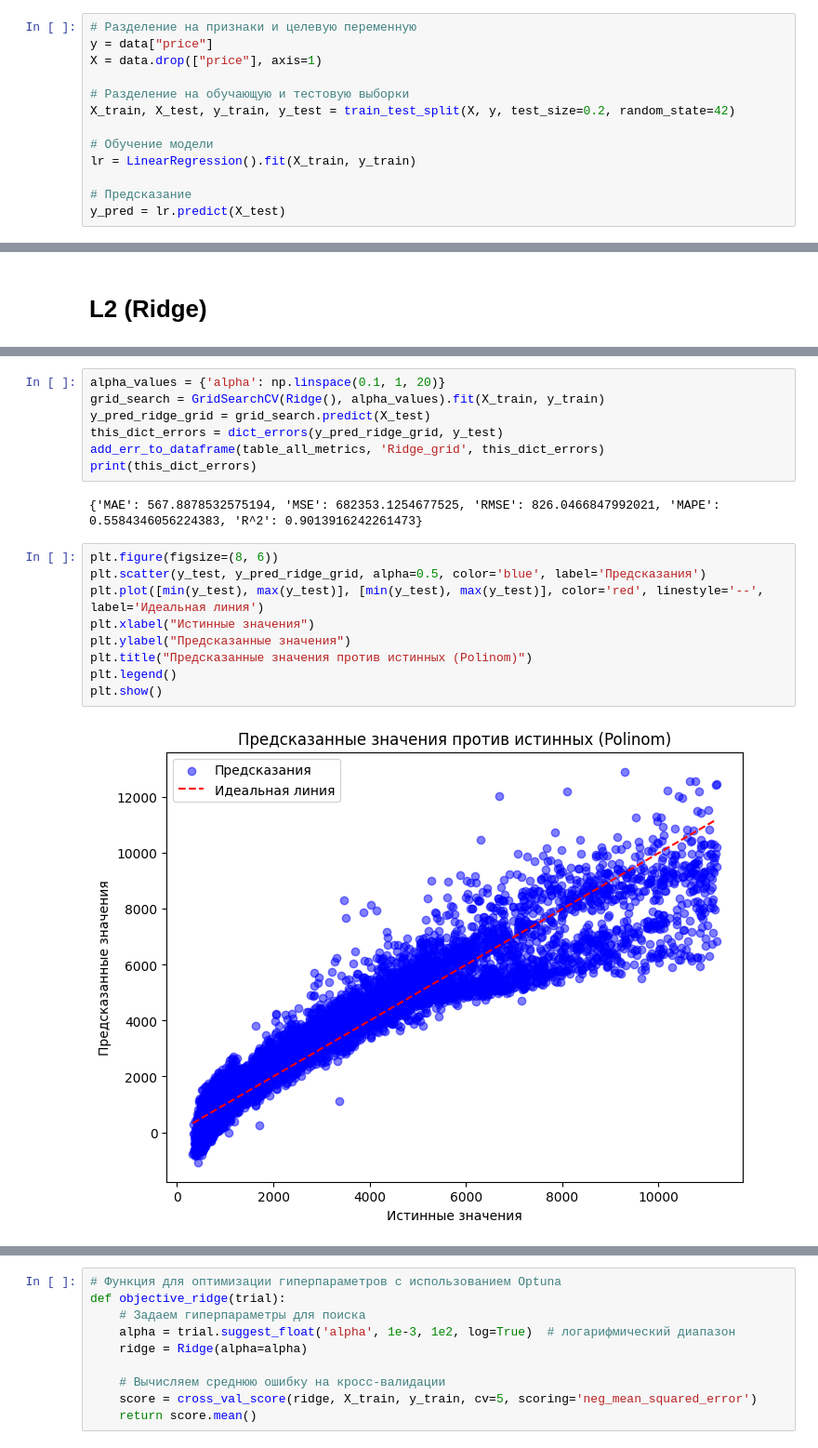
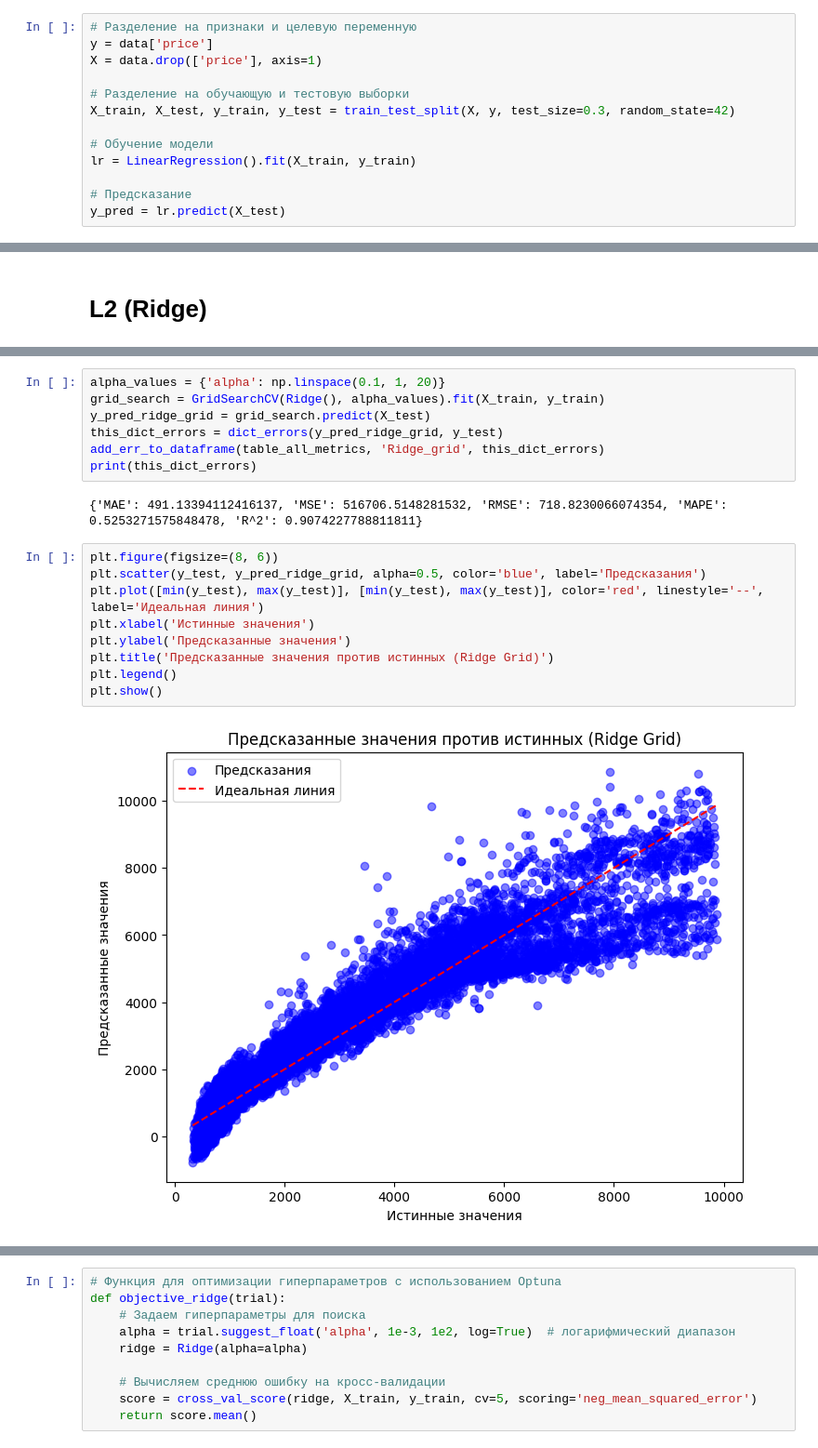
Before and after one commit to TimeFixer/OMGTUSem4, a Jupyter notebook: ML/!1_reg.ipynb, the cells around one changed output, grey strips where cells are left out. Shown at 93% size. Saved outputs shown, nothing was run; the diff lists cells and outputs as text.

```diff
--- a/ML/!1_reg.ipynb
+++ b/ML/!1_reg.ipynb
@@ -33,11 +34,11 @@ def add_err_to_dataframe(dataframe, model_name, dict_errors):
 # Линейная регрессия
 # %%
 # Разделение на признаки и целевую переменную
-y = data["price"]
-X = data.drop(["price"], axis=1)
+y = data['price']
+X = data.drop(['price'], axis=1)
 
 # Разделение на обучающую и тестовую выборки
-X_train, X_test, y_train, y_test = train_test_split(X, y, test_size=0.2, random_state=42)
+X_train, X_test, y_train, y_test = train_test_split(X, y, test_size=0.3, random_state=42)
 
 # Обучение модели
 lr = LinearRegression().fit(X_train, y_train)
@@ -186,15 +210,15 @@ this_dict_errors = dict_errors(y_pred_ridge_grid, y_test)
 add_err_to_dataframe(table_all_metrics, 'Ridge_grid', this_dict_errors)
 print(this_dict_errors)
 # %% [output]
-{'MAE': 567.8878532575194, 'MSE': 682353.1254677525, 'RMSE': 826.0466847992021, 'MAPE': 0.5584346056224383, 'R^2': 0.9013916242261473}
+{'MAE': 491.13394112416137, 'MSE': 516706.5148281532, 'RMSE': 718.8230066074354, 'MAPE': 0.5253271575848478, 'R^2': 0.9074227788811811}
 # %%
 plt.figure(figsize=(8, 6))
 plt.scatter(y_test, y_pred_ridge_grid, alpha=0.5, color='blue', label='Предсказания')
 plt.plot([min(y_test), max(y_test)], [min(y_test), max(y_test)], color='red', linestyle='--', label='Идеальная линия')
-plt.xlabel("Истинные значения")
-plt.ylabel("Предсказанные значения")
-plt.title("Предсказанные значения против истинных (Polinom)")
+plt.xlabel('Истинные значения')
+plt.ylabel('Предсказанные значения')
+plt.title('Предсказанные значения против истинных (Ridge Grid)')
 plt.legend()
 plt.show()
 # %% [output]
-[figure, old version]
+[figure, new version]
```
Also changed, not shown: parts of 33 cells of this notebook, 13 other files.
